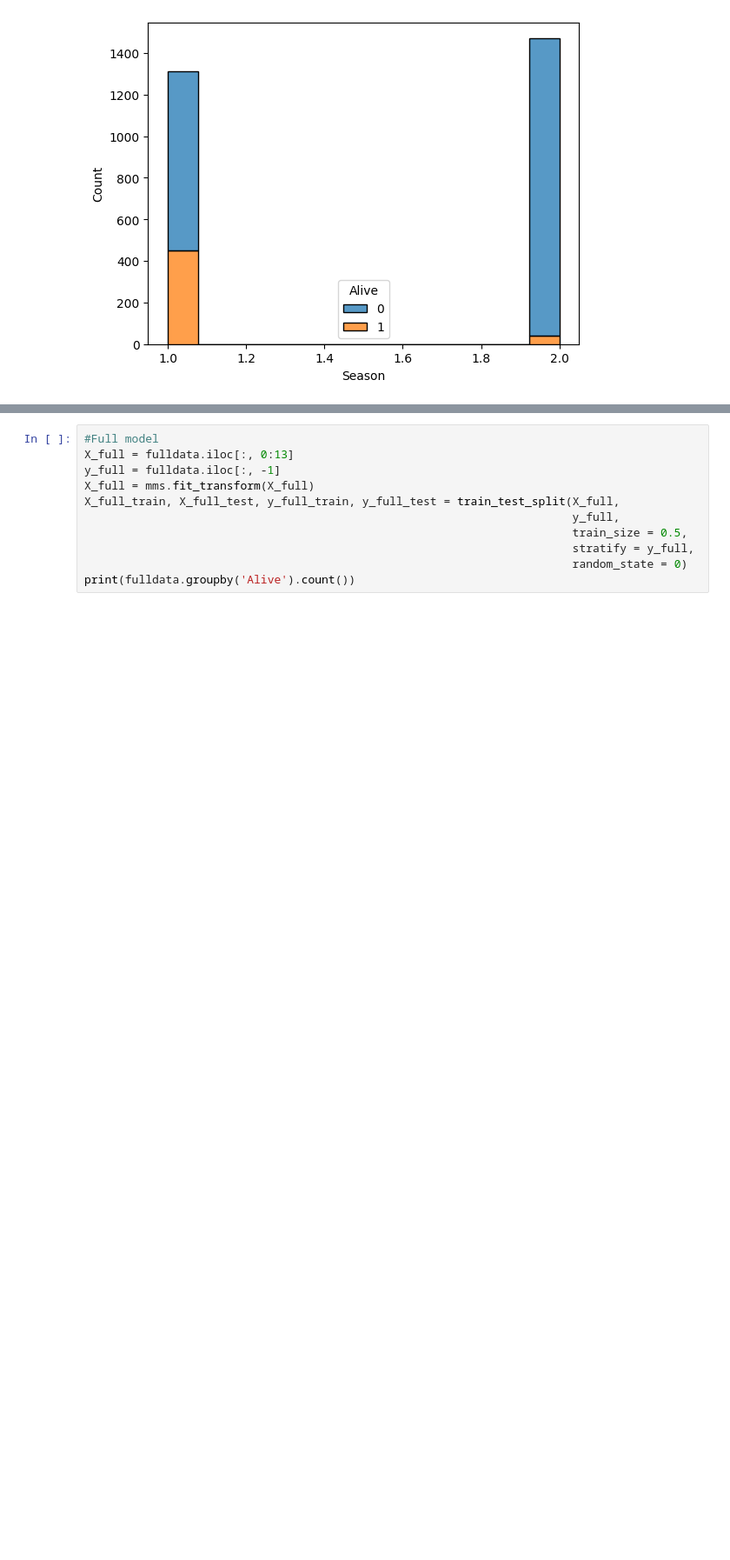
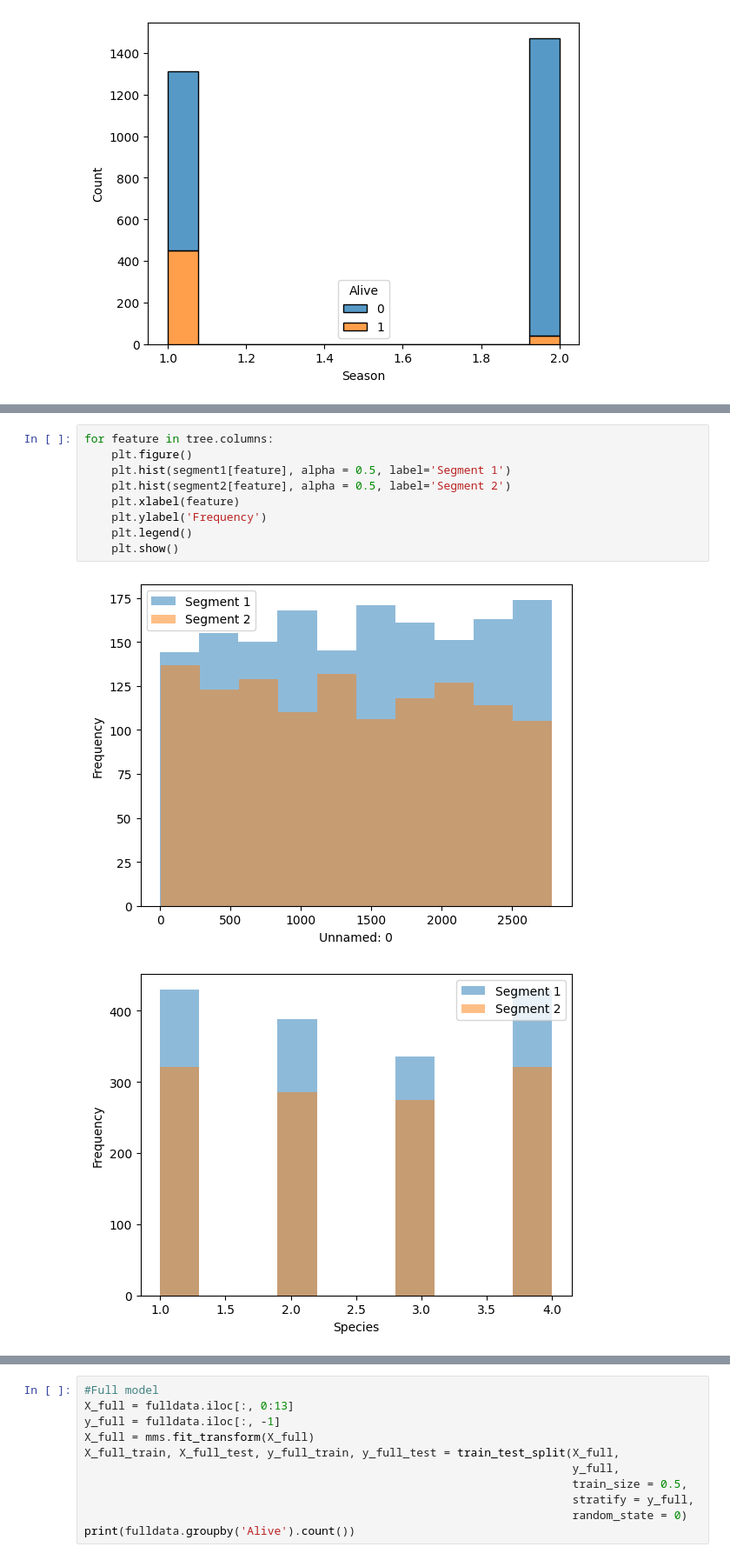
Before and after one commit to kunzr/DSE3002---Project-3, a Jupyter notebook: Exploratory.ipynb, the cells around one changed output, grey strips where cells are left out. Shown: that part at 87% size. Saved outputs shown, nothing was run; the diff lists cells and outputs as text; blank space fills up the shorter version.

```diff
--- a/Exploratory.ipynb
+++ b/Exploratory.ipynb
@@ -219,0 +254,12 @@ mms = MinMaxScaler()
+# %%
+for feature in tree.columns:
+    plt.figure()
+    plt.hist(segment1[feature], alpha = 0.5, label='Segment 1')
+    plt.hist(segment2[feature], alpha = 0.5, label='Segment 2')
+    plt.xlabel(feature)
+    plt.ylabel('Frequency')
+    plt.legend()
+    plt.show()
+# %% [output]
+[figure, added]
+[figure, added]
```
Also changed, not shown: parts of 11 cells of this notebook.
